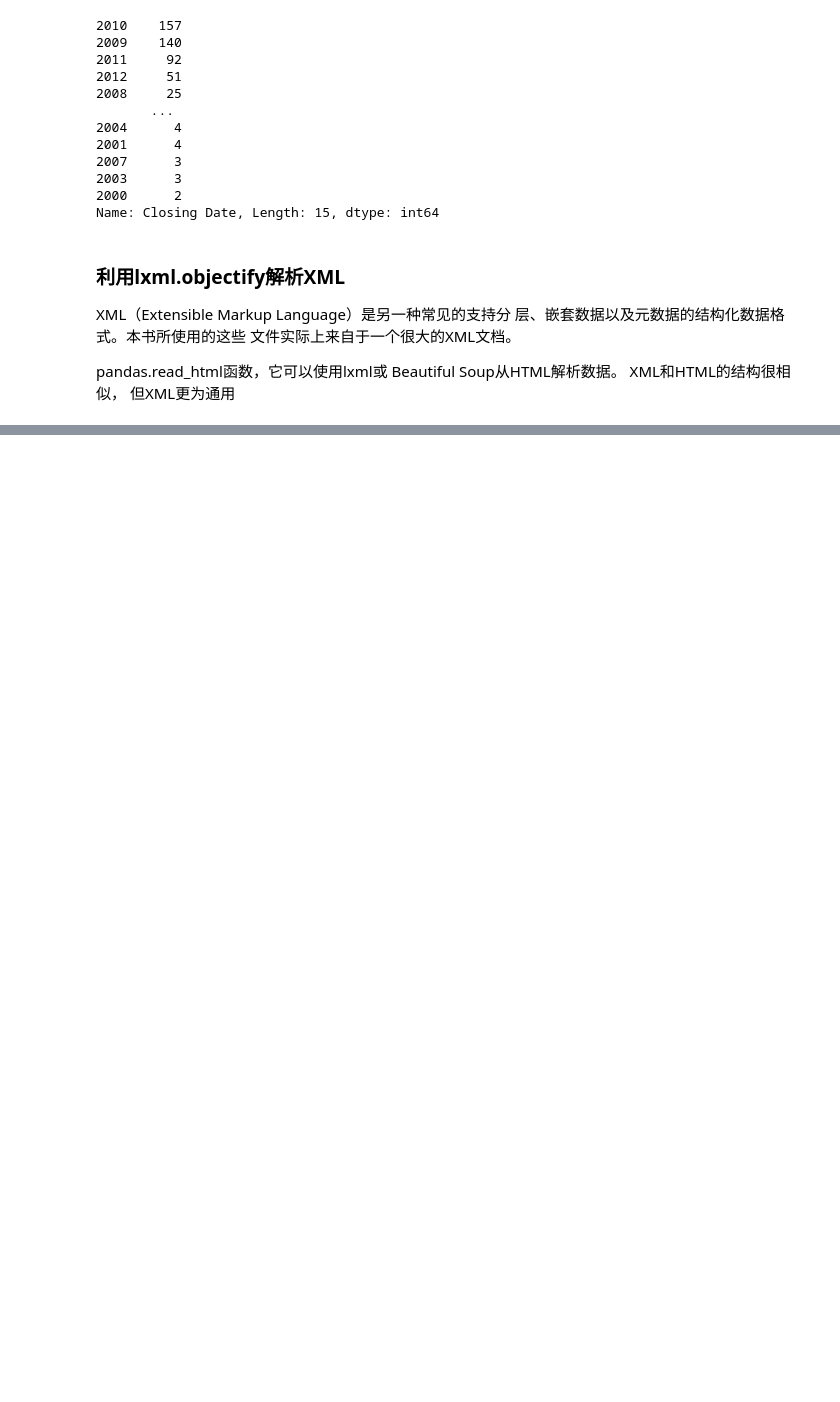
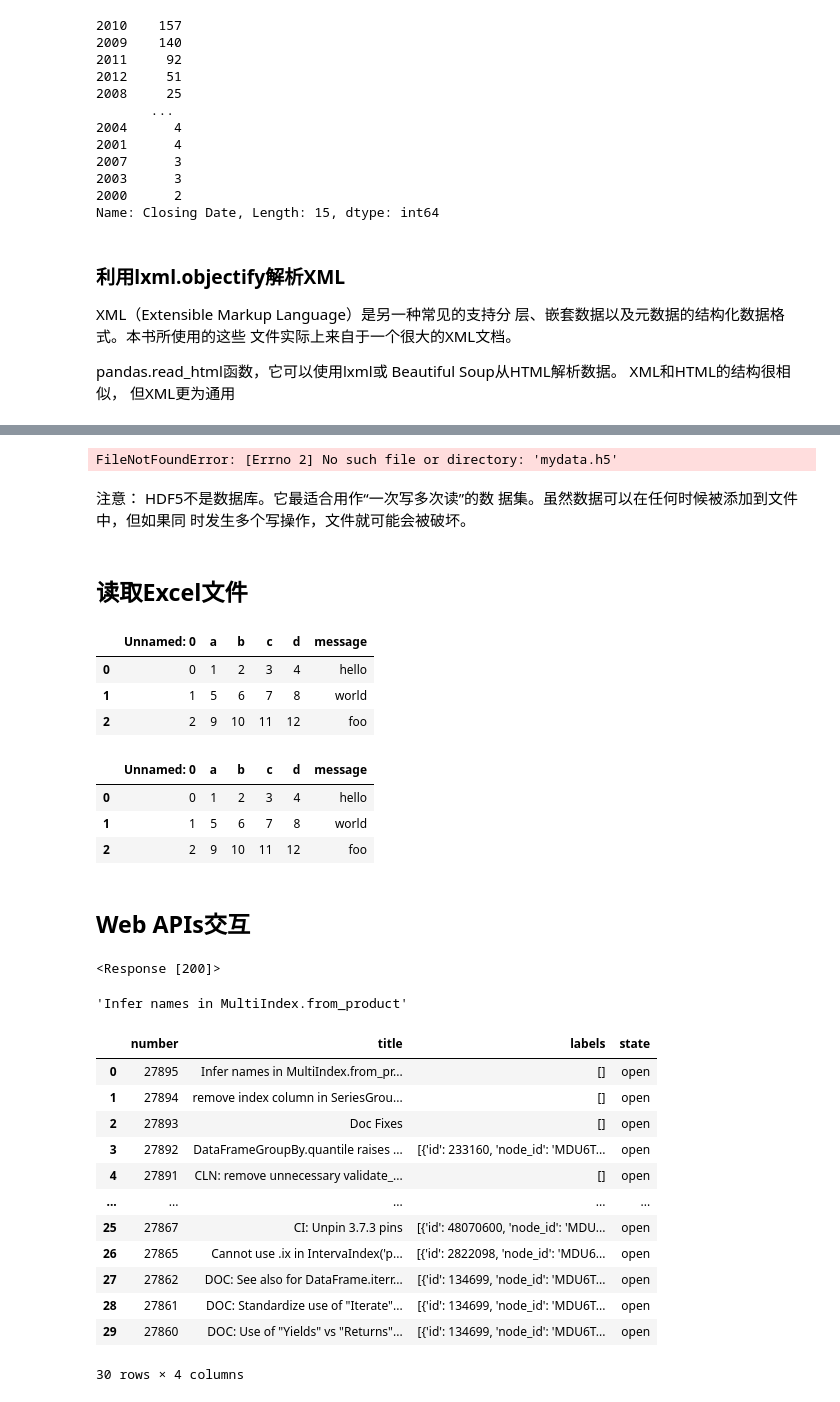
Before and after one commit to now-101/numpy_camp, a Jupyter notebook: task03.ipynb, the cells around one changed output, grey strips where cells are left out. Cells and saved outputs as stored; diff of their text form; code cells hidden in the pictures; blank space fills up the shorter version.

```diff
--- a/task03.ipynb
+++ b/task03.ipynb
@@ -438,0 +583,10 @@ root = parsed.getroot()
+# %%
+os.remove('mydata.h5')
+# %% [output]
+FileNotFoundError: [Errno 2] No such file or directory: 'mydata.h5'
+# %% [markdown]
+注意： HDF5不是数据库。它最适合⽤作“⼀次写多次读”的数
+据集。虽然数据可以在任何时候被添加到⽂件中，但如果同
+时发⽣多个写操作，⽂件就可能会被破坏。
+# %% [markdown]
+## 读取Excel文件
@@ -438,0 +596,17 @@ root = parsed.getroot()
+# %%
+# 存储在表单中的数据可以read_excel读取到DataFrame
+pd.read_excel(xlsx, 'Sheet1')
+# %% [output]
+|  | Unnamed: 0 | a | b | c | d | message |
+| 0 | 0 | 1 | 2 | 3 | 4 | hello |
+| 1 | 1 | 5 | 6 | 7 | 8 | world |
+| 2 | 2 | 9 | 10 | 11 | 12 | foo |
+# %%
+# 如果要读取⼀个⽂件中的多个表单，创建ExcelFile会更快，但你也可以将⽂件名传递到pandas.read_excel：
+frame = pd.read_excel('./examples/ex1.xlsx', 'Sheet1')
+frame
+# %% [output]
+|  | Unnamed: 0 | a | b | c | d | message |
+| 0 | 0 | 1 | 2 | 3 | 4 | hello |
+| 1 | 1 | 5 | 6 | 7 | 8 | world |
+| 2 | 2 | 9 | 10 | 11 | 12 | foo |
@@ -438,0 +623,32 @@ root = parsed.getroot()
+# %% [markdown]
+## Web APIs交互
+# %%
+import requests
+url = 'https://api.github.com/repos/pandas-dev/pandas/issues'
+resp = requests.get(url)
+resp
+# %% [output]
+<Response [200]>
+# %%
+data = resp.json()
+data[0]['title']
+# %% [output]
+'Infer names in MultiIndex.from_product'
+# %%
+issues = pd.DataFrame(data, columns=['number', 'title',
+                                     'labels', 'state'])
+issues
+# %% [output]
+|  | number | title | labels | state |
+| 0 | 27895 | Infer names in MultiIndex.from_pr... | [] | open |
+| 1 | 27894 | remove index column in SeriesGrou... | [] | open |
+| 2 | 27893 | Doc Fixes | [] | open |
+| 3 | 27892 | DataFrameGroupBy.quantile raises ... | [{'id': 233160, 'node_id': 'MDU6T... | open |
+| 4 | 27891 | CLN: remove unnecessary validate_... | [] | open |
+| ... | ... | ... | ... | ... |
+| 25 | 27867 | CI: Unpin 3.7.3 pins | [{'id': 48070600, 'node_id': 'MDU... | open |
+| 26 | 27865 | Cannot use .ix in IntervaIndex('p... | [{'id': 2822098, 'node_id': 'MDU6... | open |
+| 27 | 27862 | DOC: See also for DataFrame.iterr... | [{'id': 134699, 'node_id': 'MDU6T... | open |
+| 28 | 27861 | DOC: Standardize use of "Iterate"... | [{'id': 134699, 'node_id': 'MDU6T... | open |
+| 29 | 27860 | DOC: Use of "Yields" vs "Returns"... | [{'id': 134699, 'node_id': 'MDU6T... | open |
+30 rows × 4 columns
```
Also changed, not shown: parts of 32 cells of this notebook.
